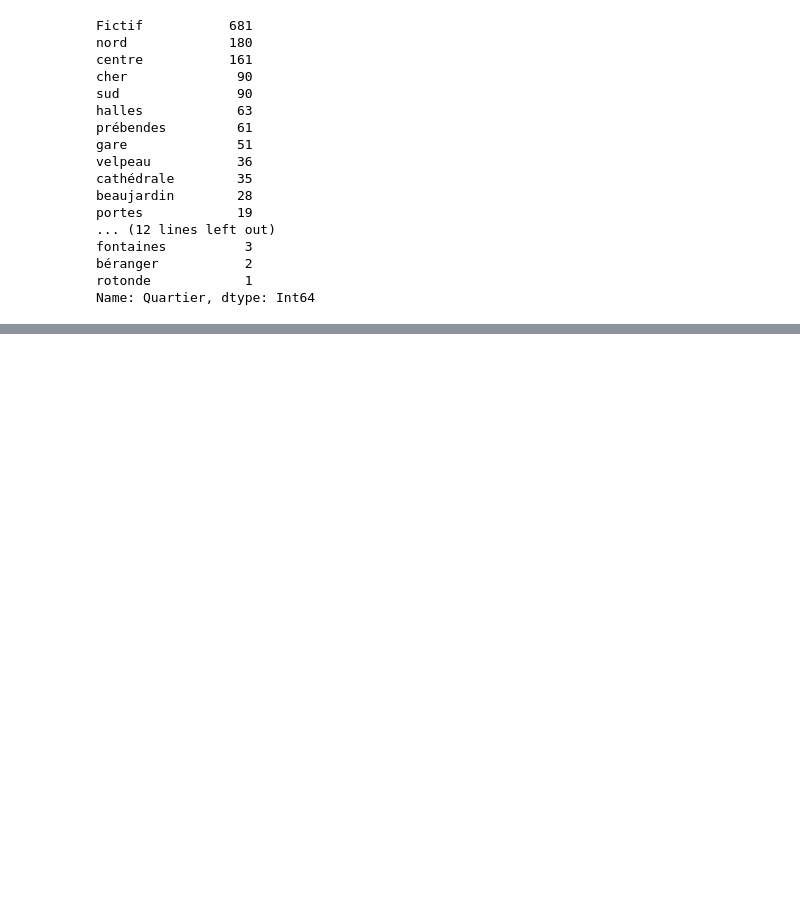
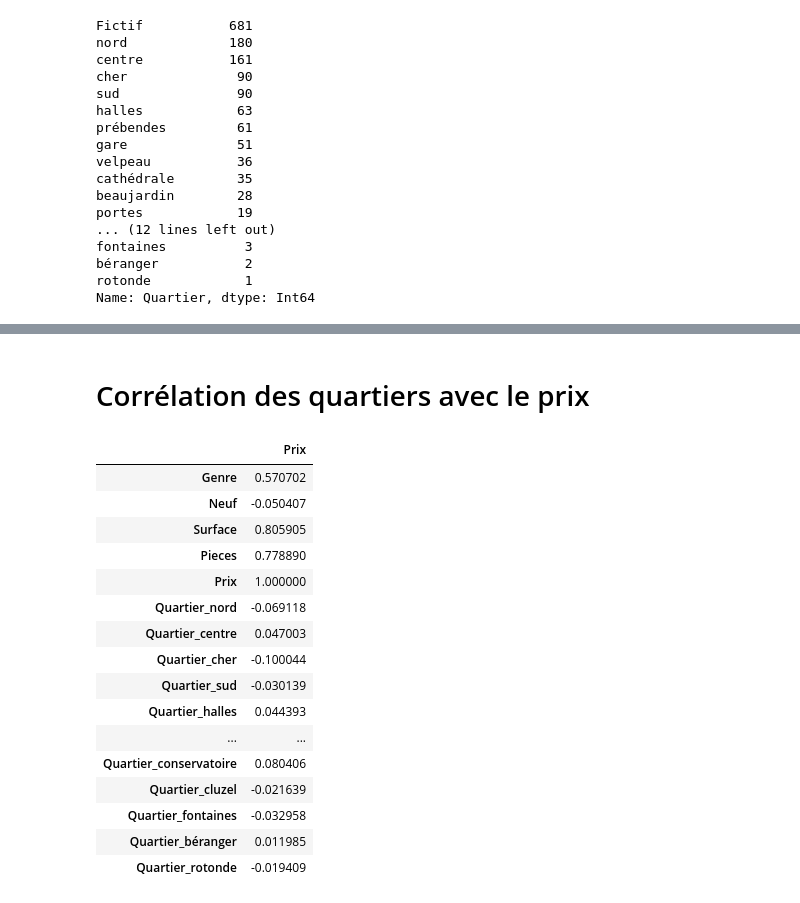
Before and after one commit to MECEN-TOURS/ML-2020-2021, a Jupyter notebook: 08.ipynb, the cells around one changed output, grey strips where cells are left out. Saved outputs shown, nothing was run; the diff lists cells and outputs as text; code cells hidden in the pictures; blank space fills up the shorter version.

```diff
--- a/08.ipynb
+++ b/08.ipynb
@@ -216,0 +264,3 @@ donnees_quartier_probabiliste = ...
+# %%
+moyennes = donnees_quartier_probabiliste.mean(skipna=True)
+moyennes
@@ -216,0 +289,3 @@ donnees_quartier_probabiliste = ...
+# %%
+donnees_quartier_probabiliste = donnees_quartier_probabiliste.fillna(axis=0, value=moyennes)
+donnees_quartier_probabiliste.count()
@@ -216,0 +330,22 @@ donnees_quartier_probabiliste = ...
+# %% [markdown]
+# Corrélation des quartiers avec le prix
+# %%
+donnees_quartier_probabiliste.corr()[["Prix"]]
+# %% [output]
+|  | Prix |
+| Genre | 0.570702 |
+| Neuf | -0.050407 |
+| Surface | 0.805905 |
+| Pieces | 0.778890 |
+| Prix | 1.000000 |
+| Quartier_nord | -0.069118 |
+| Quartier_centre | 0.047003 |
+| Quartier_cher | -0.100044 |
+| Quartier_sud | -0.030139 |
+| Quartier_halles | 0.044393 |
+| ... | ... |
+| Quartier_conservatoire | 0.080406 |
+| Quartier_cluzel | -0.021639 |
+| Quartier_fontaines | -0.032958 |
+| Quartier_béranger | 0.011985 |
+| Quartier_rotonde | -0.019409 |
```
Also changed, not shown: parts of 9 cells of this notebook.
